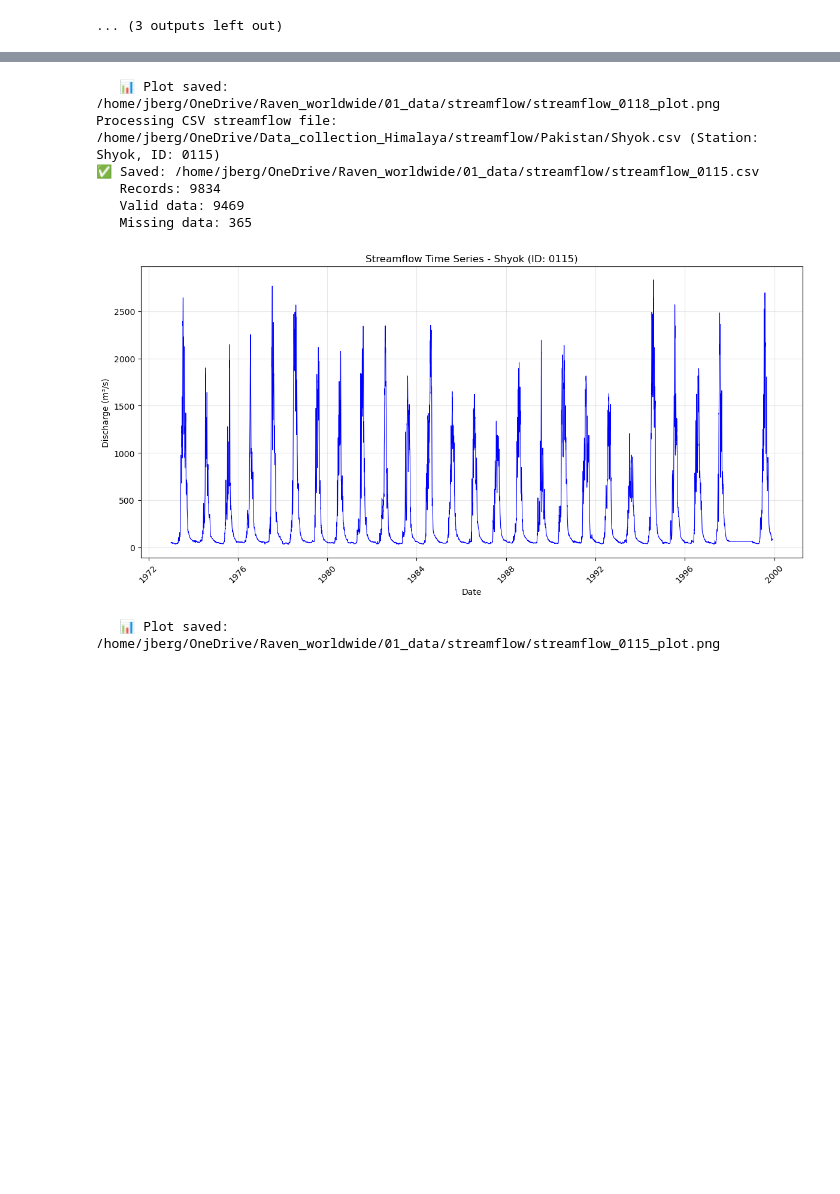
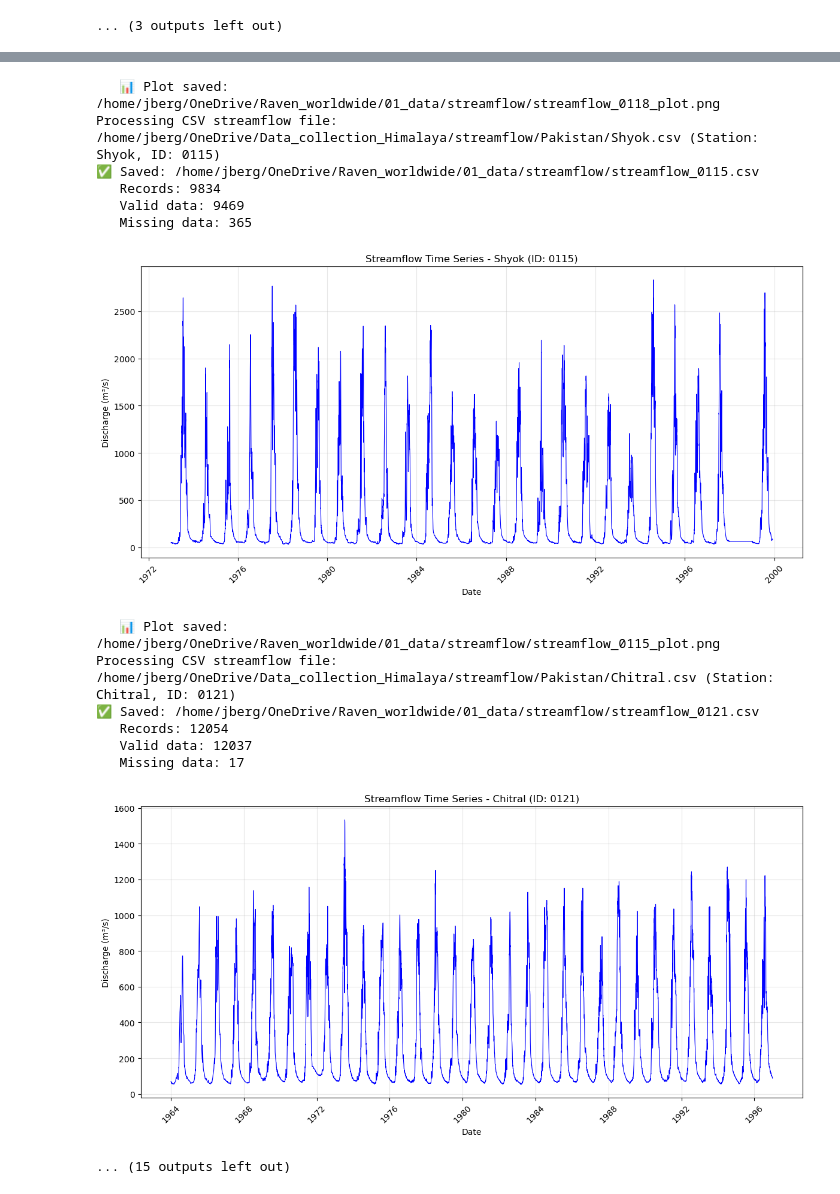
Before and after one commit to bergjus94/Raven-world, a Jupyter notebook: streamflow_processing/check_streamflow_Pakistan.ipynb, the cells around one changed output, grey strips where cells are left out. Drawn from its saved outputs; the diff is of its cells as text; code cells hidden in the pictures; blank space fills up the shorter version.

```diff
--- a/streamflow_processing/check_streamflow_Pakistan.ipynb
+++ b/streamflow_processing/check_streamflow_Pakistan.ipynb
@@ -379,6 +379,15 @@ def process_pakistan_csv_streamflow(csv_file, output_folder, plot=True):
         'Doyian': '0119',
         'Shigar': '0118',
         'Shyok': '0115',
+        'Chitral': '0121',
+        'Alam Br.': '0120',
+        'Kalam': '0122',
+        'Chakdara': '0123',
+        'Kachura': '0124',
+        'Partab Br.': '0125',
+        'Shital Br.': '0126',
+        'Besham': '0127'
+
     }
     # Get station name from filename
     station_name = os.path.splitext(os.path.basename(csv_file))[0]
@@ -476,7 +485,7 @@ def process_pakistan_csv_streamflow(csv_file, output_folder, plot=True):
 # Example usage:
 csv_folder = "/home/jberg/OneDrive/Data_collection_Himalaya/streamflow/Pakistan"
 output_folder = "/home/jberg/OneDrive/Raven_worldwide/01_data/streamflow"
-csv_files = ["Gilgit.csv", "Kharmong.csv", "Doyian.csv", "Shigar.csv", "Shyok.csv"]
+csv_files = ["Gilgit.csv", "Kharmong.csv", "Doyian.csv", "Shigar.csv", "Shyok.csv", "Chitral.csv", "Alam Br..csv", "Kalam.csv", "Chakdara.csv", "Kachura.csv", "Partab Br..csv", "Shital Br..csv", "Besham.csv"]
 
 for csv_file in csv_files:
     full_path = os.path.join(csv_folder, csv_file)
@@ -493,30 +502,37 @@ Processing CSV streamflow file: /home/jberg/OneDrive/Data_collection_Himalaya/st
 [figure]
    📊 Plot saved: /home/jberg/OneDrive/Raven_worldwide/01_data/streamflow/streamflow_0116_plot.png
 Processing CSV streamflow file: /home/jberg/OneDrive/Data_collection_Himalaya/streamflow/Pakistan/Kharmong.csv (Station: Kharmong, ID: 0117)
 ✅ Saved: /home/jberg/OneDrive/Raven_worldwide/01_data/streamflow/streamflow_0117.csv
    Records: 5724
    Valid data: 5547
    Missing data: 177
 [figure]
    📊 Plot saved: /home/jberg/OneDrive/Raven_worldwide/01_data/streamflow/streamflow_0117_plot.png
 Processing CSV streamflow file: /home/jberg/OneDrive/Data_collection_Himalaya/streamflow/Pakistan/Doyian.csv (Station: Doyian, ID: 0119)
 ✅ Saved: /home/jberg/OneDrive/Raven_worldwide/01_data/streamflow/streamflow_0119.csv
    Records: 9496
    Valid data: 9496
    Missing data: 0
 [figure]
    📊 Plot saved: /home/jberg/OneDrive/Raven_worldwide/01_data/streamflow/streamflow_0119_plot.png
 Processing CSV streamflow file: /home/jberg/OneDrive/Data_collection_Himalaya/streamflow/Pakistan/Shigar.csv (Station: Shigar, ID: 0118)
 ✅ Saved: /home/jberg/OneDrive/Raven_worldwide/01_data/streamflow/streamflow_0118.csv
    Records: 4748
    Valid data: 4684
    Missing data: 64
 [figure]
    📊 Plot saved: /home/jberg/OneDrive/Raven_worldwide/01_data/streamflow/streamflow_0118_plot.png
 Processing CSV streamflow file: /home/jberg/OneDrive/Data_collection_Himalaya/streamflow/Pakistan/Shyok.csv (Station: Shyok, ID: 0115)
 ✅ Saved: /home/jberg/OneDrive/Raven_worldwide/01_data/streamflow/streamflow_0115.csv
    Records: 9834
    Valid data: 9469
    Missing data: 365
 [figure]
    📊 Plot saved: /home/jberg/OneDrive/Raven_worldwide/01_data/streamflow/streamflow_0115_plot.png
+Processing CSV streamflow file: /home/jberg/OneDrive/Data_collection_Himalaya/streamflow/Pakistan/Chitral.csv (Station: Chitral, ID: 0121)
+✅ Saved: /home/jberg/OneDrive/Raven_worldwide/01_data/streamflow/streamflow_0121.csv
+   Records: 12054
+   Valid data: 12037
+   Missing data: 17
+[figure, added]
+... (15 outputs left out)
```
Also changed, not shown: 3 other files.
